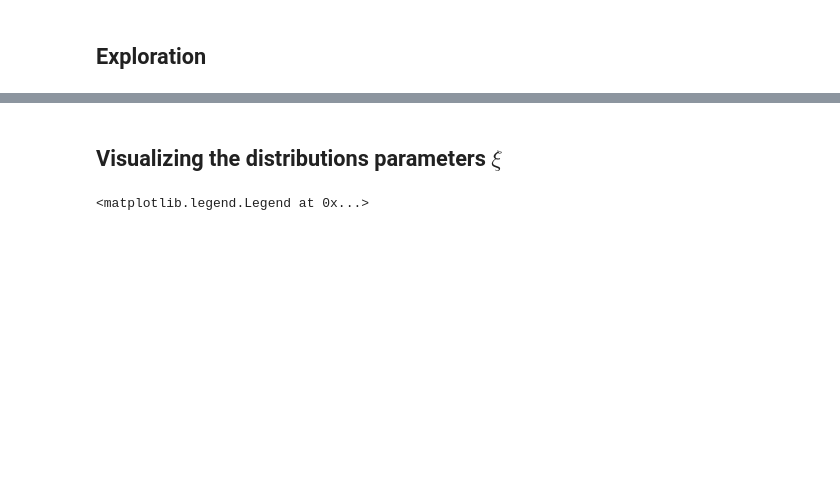
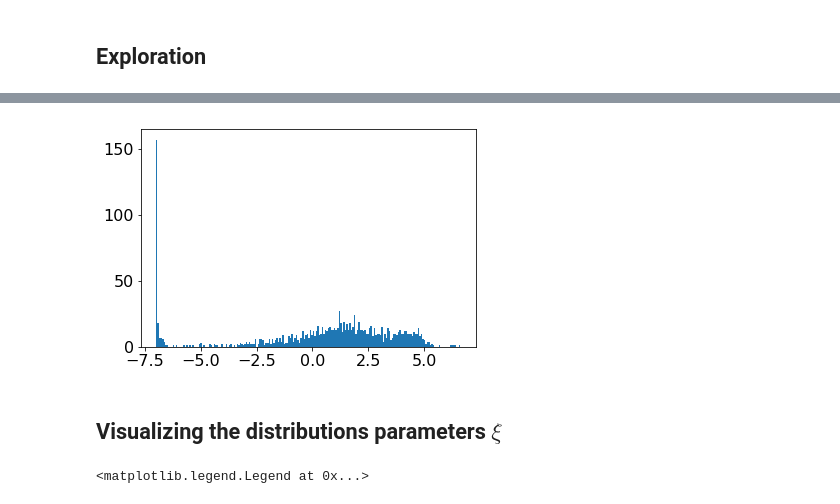
Before and after one commit to broadinstitute/CellBender, a Jupyter notebook: proto/chimera/notebooks/sc_fsd_mixture_model.ipynb, the cells around one changed output, grey strips where cells are left out. Cells and saved outputs as stored; diff of their text form; code cells hidden in the pictures; blank space fills up the shorter version.

```diff
--- a/proto/chimera/notebooks/sc_fsd_mixture_model.ipynb
+++ b/proto/chimera/notebooks/sc_fsd_mixture_model.ipynb
@@ -593,6 +637,8 @@ plt.colorbar()
 # %%
-logit_p_zero_e_hi = pyro.param("logit_p_zero_e_hi").detach().cpu().numpy()
+logit_p_zero_e_hi = pyro.param("logit_p_zero_e_hi_g").detach().cpu().numpy()
 _ = plt.hist(logit_p_zero_e_hi, bins=200)
+# %% [output]
+[figure, added]
 # %% [markdown]
 ## Visualizing the distributions parameters $\xi$
 # %%
```
Also changed, not shown: parts of 21 cells of this notebook.
